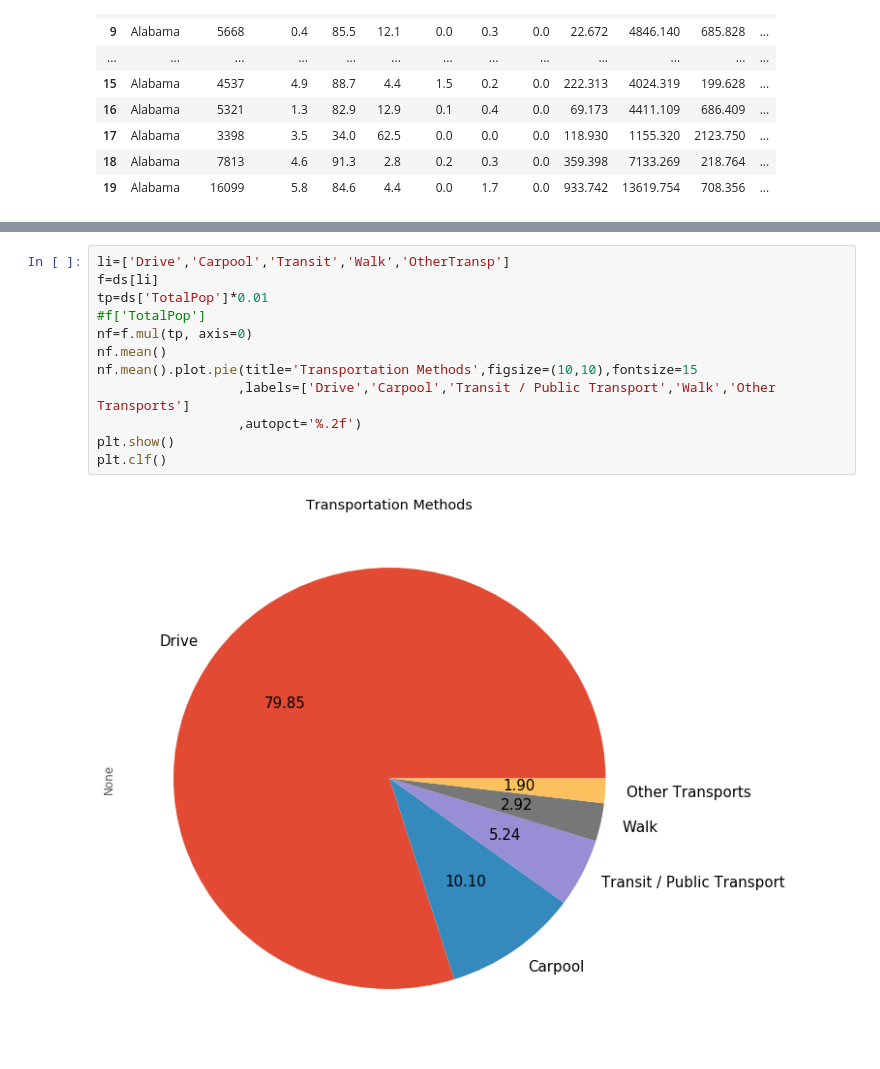
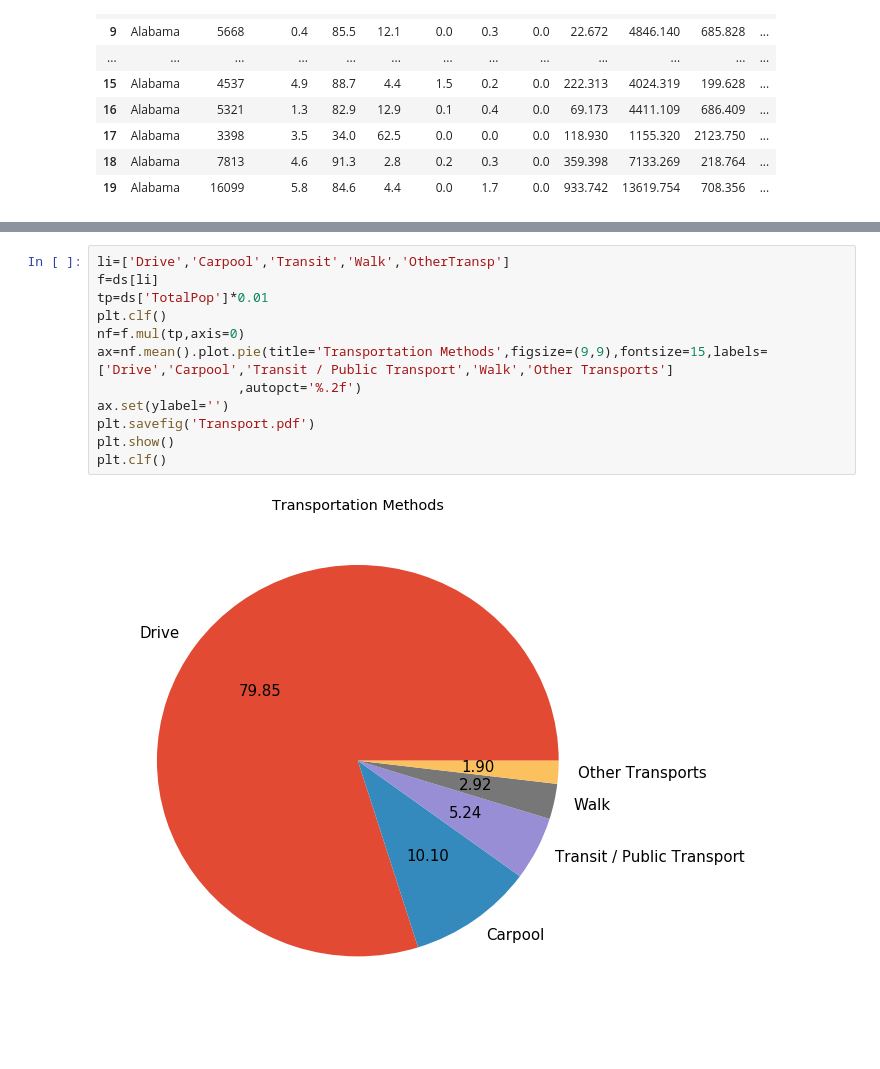
Before and after one commit to wenchenhui/exercises, a Jupyter notebook: Census-Analysis.ipynb, the cells around one changed output, grey strips where cells are left out. Drawn from its saved outputs; the diff is of its cells as text.

```diff
--- a/Census-Analysis.ipynb
+++ b/Census-Analysis.ipynb
@@ -146,17 +181,17 @@ See the caveats in the documentation: http://pandas.pydata.org/pandas-docs/stabl
 # %%
 li=['Drive','Carpool','Transit','Walk','OtherTransp']
 f=ds[li]
 tp=ds['TotalPop']*0.01
-#f['TotalPop']
-nf=f.mul(tp, axis=0)
-nf.mean()
-nf.mean().plot.pie(title='Transportation Methods',figsize=(10,10),fontsize=15
-                  ,labels=['Drive','Carpool','Transit / Public Transport','Walk','Other Transports']
+plt.clf()
+nf=f.mul(tp,axis=0)
+ax=nf.mean().plot.pie(title='Transportation Methods',figsize=(9,9),fontsize=15,labels=['Drive','Carpool','Transit / Public Transport','Walk','Other Transports']
                   ,autopct='%.2f')
+ax.set(ylabel='')
+plt.savefig('Transport.pdf')
 plt.show()
 plt.clf()
 # %% [output]
-[figure, old version]
+[figure, new version]
 # %%
 plt.clf()
 
```
Also changed, not shown: parts of 12 cells of this notebook, 5 other files.
